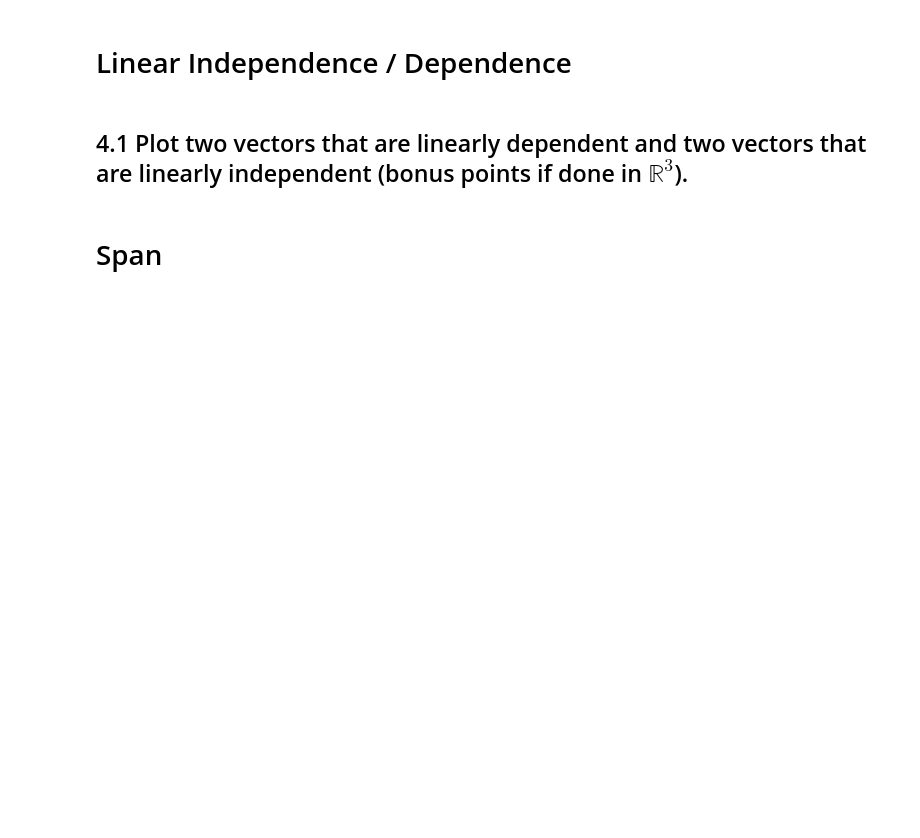
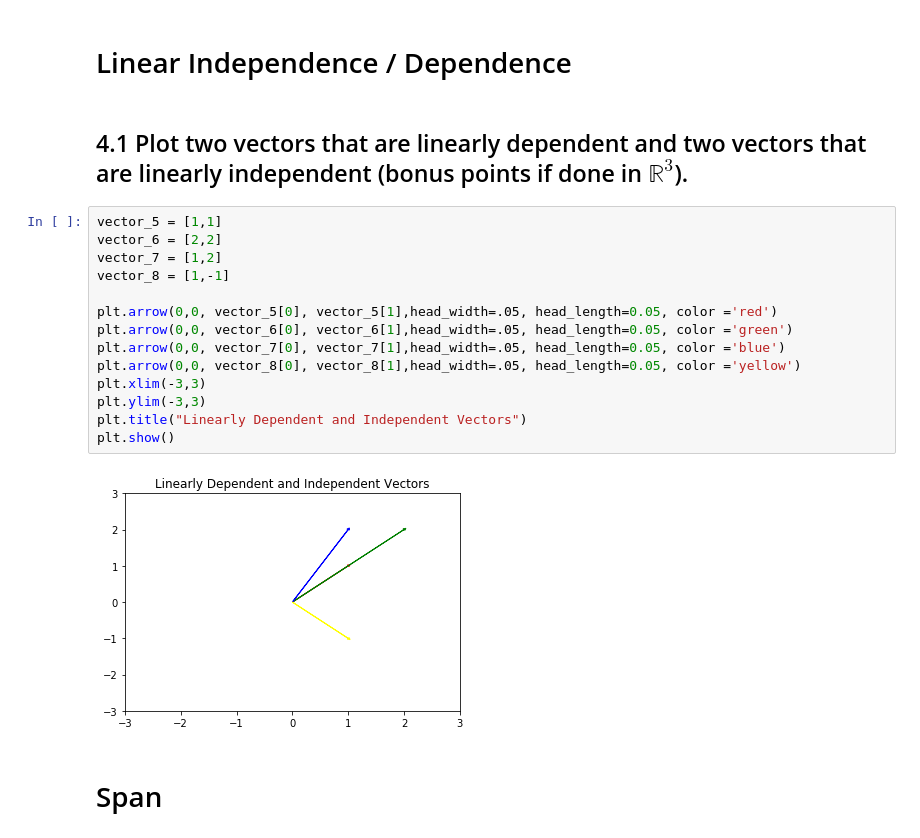
Before and after one commit to ericriveraisme/DS-Unit-1-Sprint-4-Linear-Algebra, a Jupyter notebook: module2-intermediate-linear-algebra/Eric_Rivera_Copy_of_Intermediate_Linear_Algebra_Assignment.ipynb, the cells around one changed output. Saved outputs shown, nothing was run; the diff lists cells and outputs as text; blank space fills up the shorter version.

```diff
--- a/module2-intermediate-linear-algebra/Eric_Rivera_Copy_of_Intermediate_Linear_Algebra_Assignment.ipynb
+++ b/module2-intermediate-linear-algebra/Eric_Rivera_Copy_of_Intermediate_Linear_Algebra_Assignment.ipynb
@@ -131,6 +250,22 @@ f = \begin{bmatrix} 4 & 12 & 11 & 9 & 2 \end{bmatrix}
 # Linear Independence / Dependence
 # %% [markdown]
 ## 4.1 Plot two vectors that are linearly dependent and two vectors that are linearly independent (bonus points if done in $\mathbb{R}^3$).
+# %%
+vector_5 = [1,1]
+vector_6 = [2,2]
+vector_7 = [1,2]
+vector_8 = [1,-1]
+
+plt.arrow(0,0, vector_5[0], vector_5[1],head_width=.05, head_length=0.05, color ='red')
+plt.arrow(0,0, vector_6[0], vector_6[1],head_width=.05, head_length=0.05, color ='green')
+plt.arrow(0,0, vector_7[0], vector_7[1],head_width=.05, head_length=0.05, color ='blue')
+plt.arrow(0,0, vector_8[0], vector_8[1],head_width=.05, head_length=0.05, color ='yellow')
+plt.xlim(-3,3)
+plt.ylim(-3,3)
+plt.title("Linearly Dependent and Independent Vectors")
+plt.show()
+# %% [output]
+[figure, added]
 # %% [markdown]
 # Span
 # %% [markdown]
```
Also changed, not shown: parts of 33 cells of this notebook.
